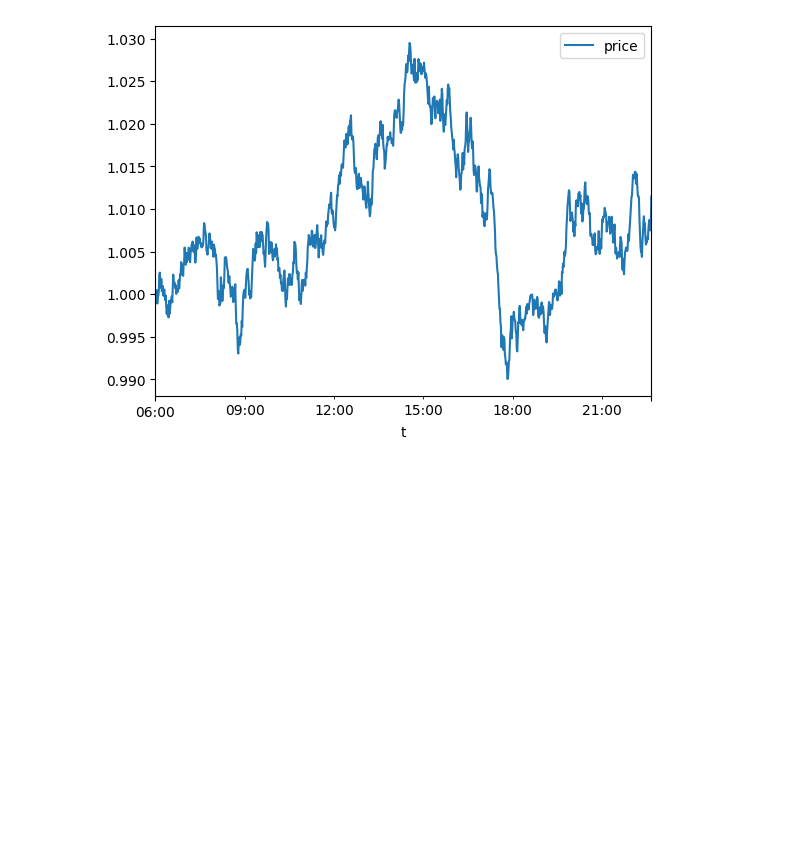
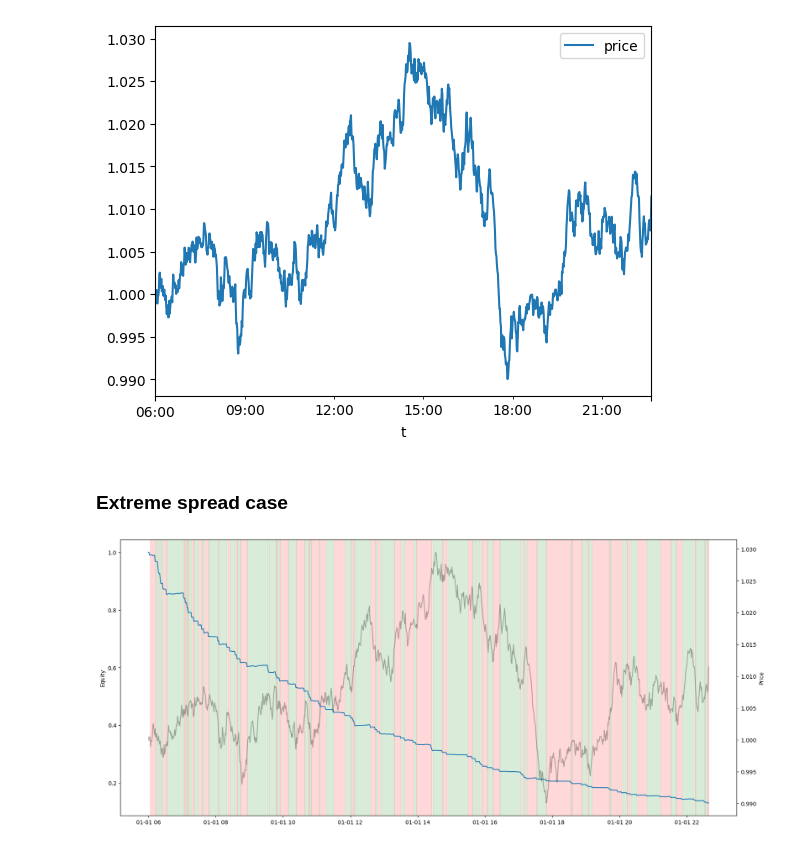
Before and after one commit to sysakm/backtester, a Jupyter notebook: backtester_demo.ipynb, the cells around one changed output. Saved outputs shown, nothing was run; the diff lists cells and outputs as text; code cells hidden in the pictures; blank space fills up the shorter version.

```diff
--- a/backtester_demo.ipynb
+++ b/backtester_demo.ipynb
@@ -17,4 +17,23 @@ price_df.plot(x='t', y='price')
 plt.show()
 # %% [output]
 [figure]
+# %% [markdown]
+### Extreme spread case
+# %%
+return_df, trade_df = backtest.backtester(price_df, signal_df, spread=0.02)
+# %%
+fig, ax = plt.subplots(figsize=(20, 9))
+ax.plot(return_df['t'], return_df['equity'])
+ymin, ymax = ax.get_ylim()
+ax.fill_between(return_df['t'], ymin, ymax, where=(return_df['r_position'] > 0), color='green', alpha=0.15)
+ax.fill_between(return_df['t'], ymin, ymax, where=(return_df['r_position'] < 0), color='red', alpha=0.15)
+ax.set_ylim(ymin, ymax)
+ax.set_ylabel('Equity')
+
+ax2 = ax.twinx()
+ax2.plot(price_df['t'], price_df['price'], c='black', alpha=0.3)
+ax2.set_ylabel('Price')
+plt.show()
+# %% [output]
+[figure, added]
 # %%
```
Also changed, not shown: parts of 4 cells of this notebook, 1 other file.
